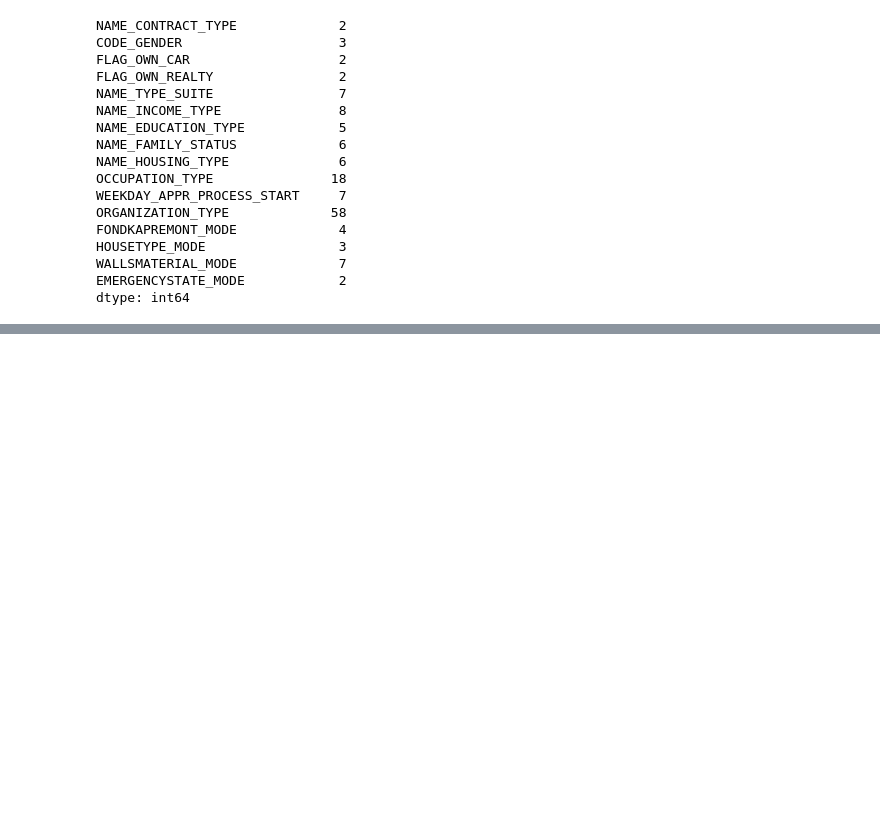
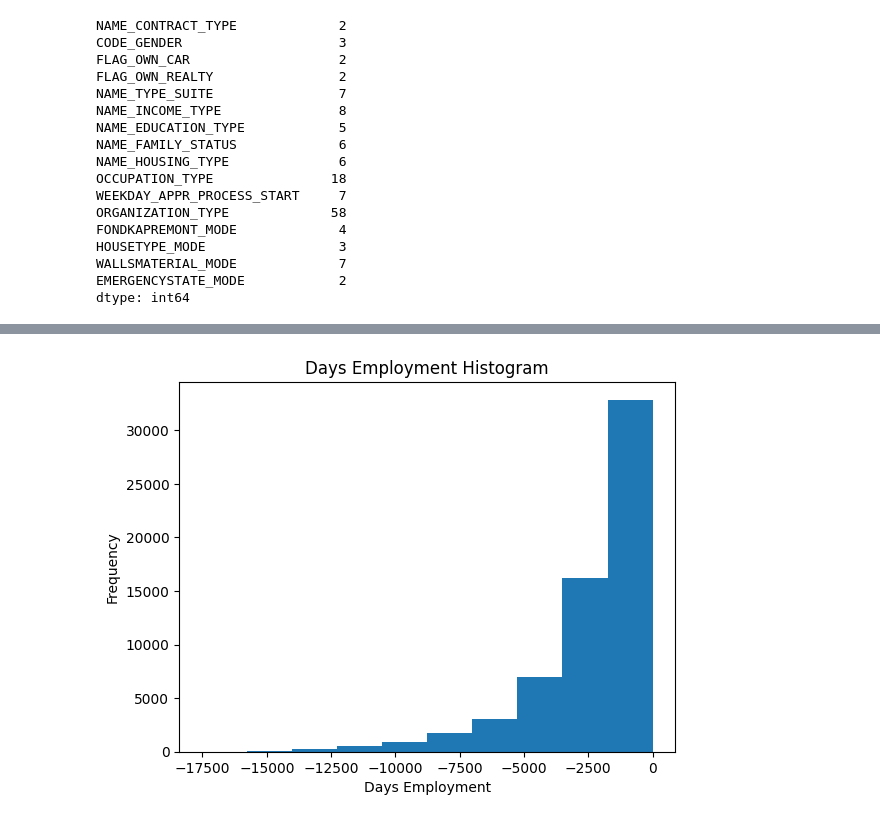
Before and after one commit to DominiqueCombray/Projet7, a Jupyter notebook: EDA.ipynb, the cells around one changed output, grey strips where cells are left out. Drawn from its saved outputs; the diff is of its cells as text; code cells hidden in the pictures; blank space fills up the shorter version.

```diff
--- a/EDA.ipynb
+++ b/EDA.ipynb
@@ -163,0 +271,11 @@ dtype: int64
+# %%
+# Create an anomalous flag column
+app_train['DAYS_EMPLOYED_ANOM'] = app_train["DAYS_EMPLOYED"] == 365243
+
+# Replace the anomalous values with nan
+app_train['DAYS_EMPLOYED'].replace({365243: np.nan}, inplace = True)
+
+app_train['DAYS_EMPLOYED'].plot.hist(title = 'Days Employment Histogram');
+plt.xlabel('Days Employment');
+# %% [output]
+[figure, added]
```
Also changed, not shown: parts of 15 cells of this notebook.
